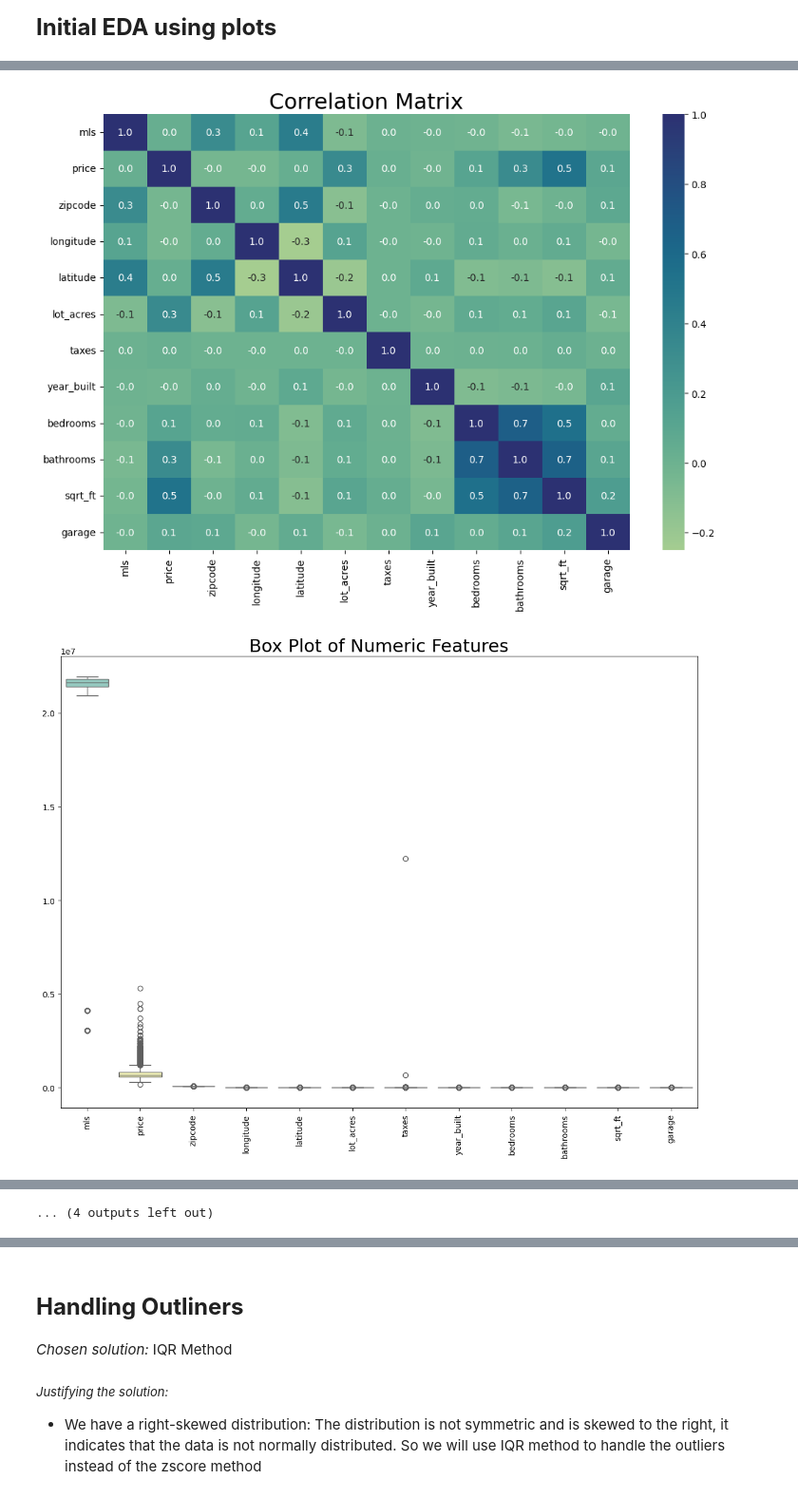
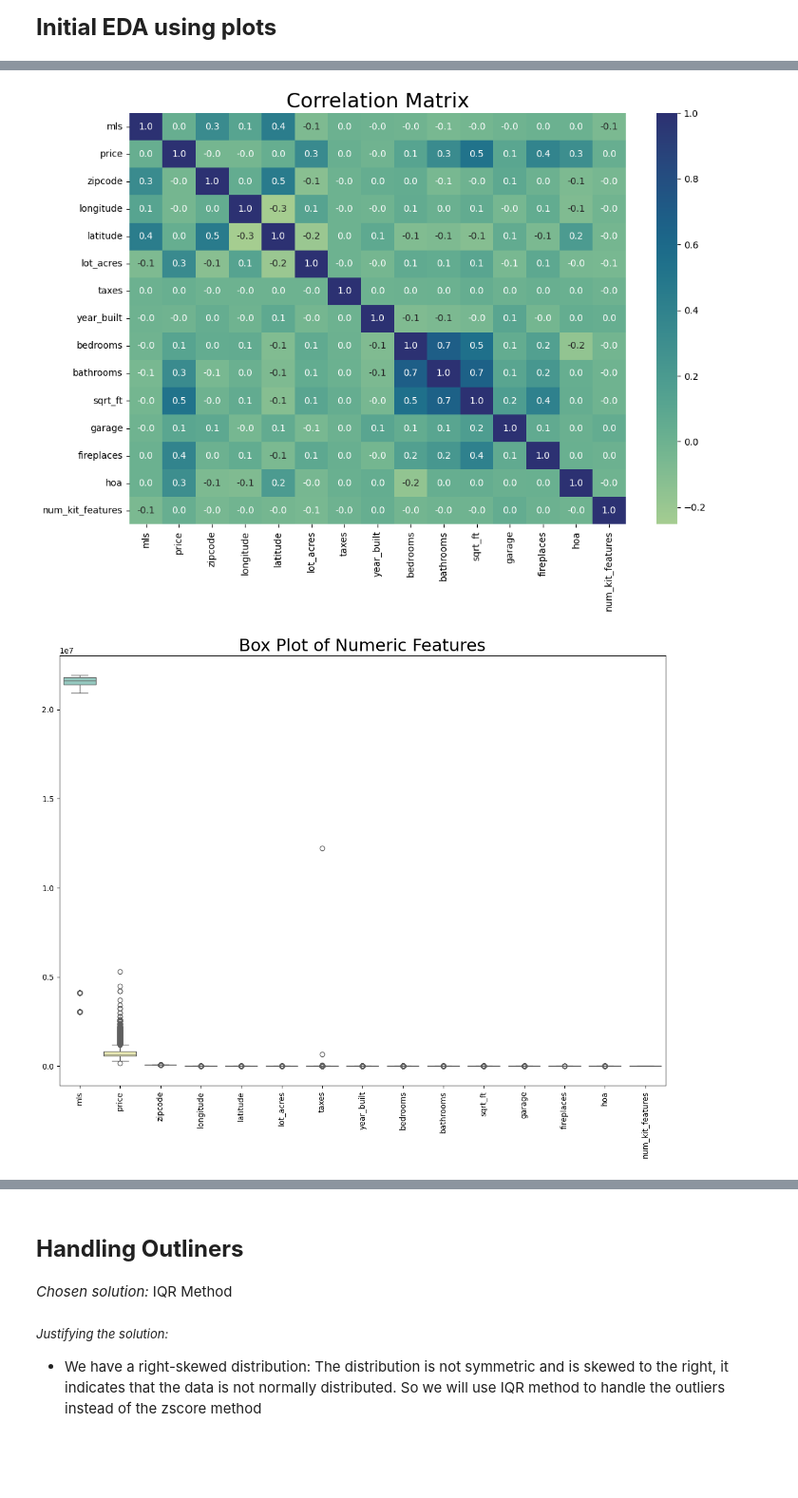
Before and after one commit to NyoYoAB/housingData_EDA, a Jupyter notebook: houseData_eda.ipynb, the cells around one changed output, grey strips where cells are left out. Shown at 95% size. Drawn from its saved outputs; the diff is of its cells as text; code cells hidden in the pictures; blank space fills up the shorter version.

```diff
--- a/houseData_eda.ipynb
+++ b/houseData_eda.ipynb
@@ -167,3 +111,5 @@ dtype: object
 # %%
 newColumns = {'MLS': "mls",'sold_price': "price", "HOA": "hoa"}
-house_df = house_df.rename(columns=newColumns)
+house_df.rename(columns=newColumns, inplace=True)
+
+print(f"Columns after modification: \n {house_df.columns}")
@@ -232,0 +164,3 @@ dtype: int64
+# %%
+house_df["num_kit_features"] = house_df["kitchen_features"].str.split(",").apply(len)
+house_df["num_kit_features"]
@@ -232,0 +183,11 @@ dtype: int64
+# %%
+# Convert from object type to float64
+house_df['fireplaces'] = pd.to_numeric(house_df['fireplaces'], errors="coerce").fillna(0).astype(int)
+house_df['hoa'] = pd.to_numeric(house_df['hoa'], errors="coerce")
+
+# Convert from float to int
+house_df["bathrooms"] = house_df["bathrooms"].astype(int)
+house_df["garage"] = house_df["garage"].astype(int)
+
+print("Data types post-rectification:")
+house_df.dtypes
@@ -245,11 +226,6 @@ sns.heatmap(corr_matrix, annot=True, fmt='.1f', cmap='crest', cbar=True)
 plt.title('Correlation Matrix', fontsize=22)
 plt.show()
 
-plt.figure(figsize=(14, 10))
-sns.boxplot(data=numeric_df, palette='Set3')
-plt.title('Box Plot of Numeric Features', fontsize=22)
-plt.xticks(rotation=90)
-plt.show()
 
 plt.figure(figsize=(12, 8))
 sns.regplot(x='sqrt_ft', y='price', data=house_df, scatter_kws={'alpha':0.5}, line_kws={'color':'red'})
@@ -293,5 +269,5 @@ for feature in categorical_features:
-[figure, old version]
+[figure, new version]
-[figure, old version]
+[figure, new version]
 [figure]
 Passing `palette` without assigning `hue` is deprecated and will be removed in v0.14.0. Assign the `x` variable to `hue` and set `legend=False` for the same effect.
 
@@ -312 +287,0 @@ Passing `palette` without assigning `hue` is deprecated and will be removed in v
-... (4 outputs left out)
```
Also changed, not shown: parts of 32 cells of this notebook, 16 other files.
